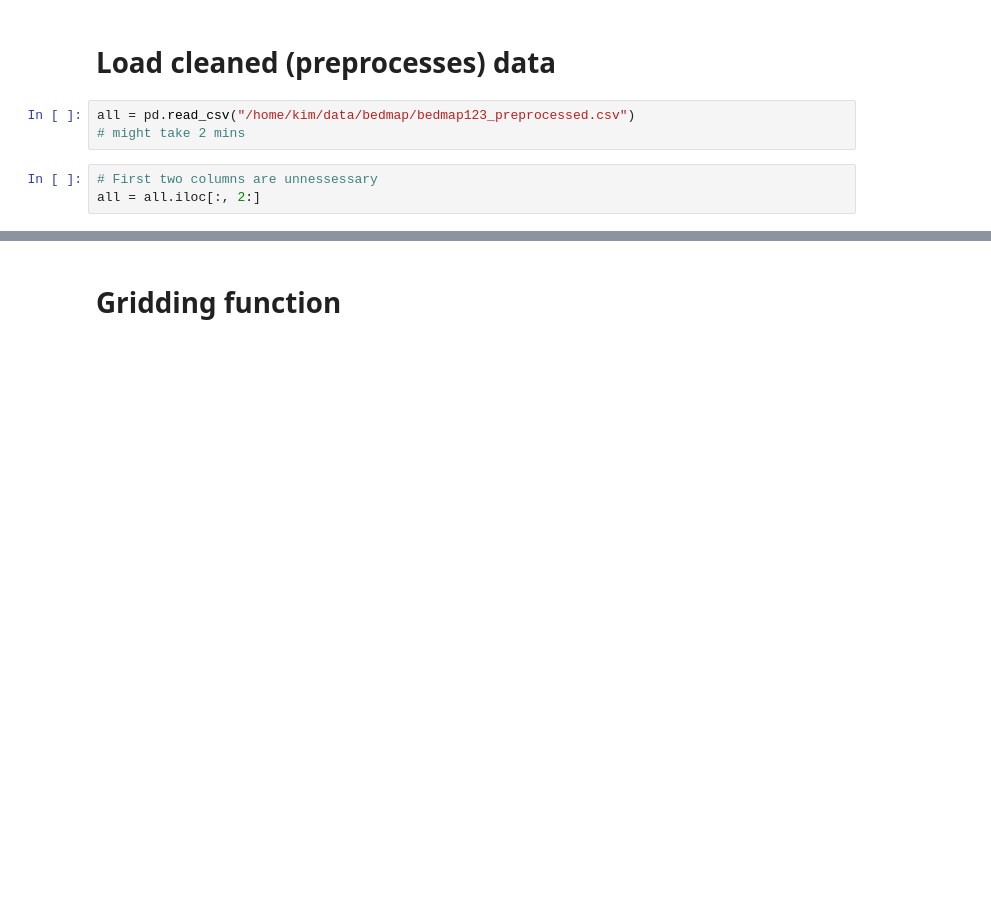
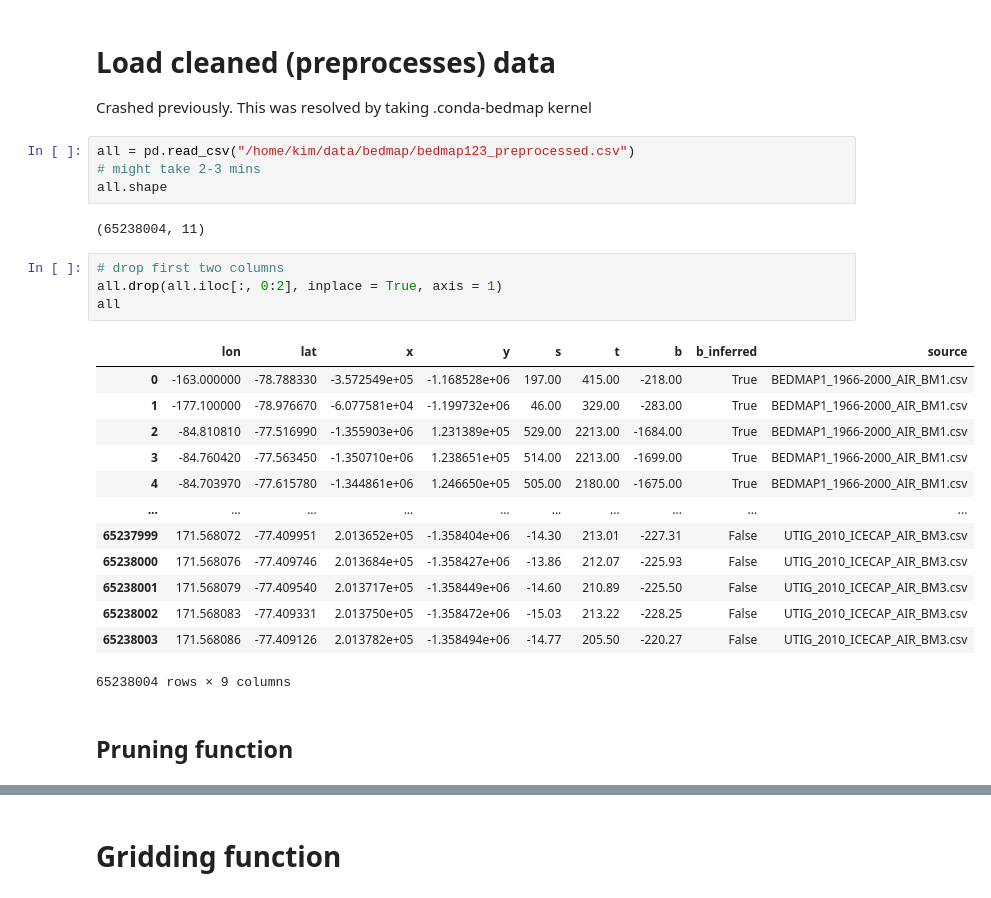
Before and after one commit to kimbente/bedmap, a Jupyter notebook: gridding_error.ipynb, the cells around one changed output, grey strips where cells are left out. Cells and saved outputs as stored; diff of their text form; blank space fills up the shorter version.

```diff
--- a/gridding_error.ipynb
+++ b/gridding_error.ipynb
@@ -10,8 +30,30 @@ import matplotlib.pyplot as plt
 # %% [markdown]
 # Load cleaned (preprocesses) data
+
+Crashed previously. This was resolved by taking .conda-bedmap kernel
 # %%
 all = pd.read_csv("/home/kim/data/bedmap/bedmap123_preprocessed.csv")
-# might take 2 mins
+# might take 2-3 mins
+all.shape
+# %% [output]
+(65238004, 11)
 # %%
-# First two columns are unnessessary
-all = all.iloc[:, 2:]
+# drop first two columns
+all.drop(all.iloc[:, 0:2], inplace = True, axis = 1)
+all
+# %% [output]
+|  | lon | lat | x | y | s | t | b | b_inferred | source |
+| 0 | -163.000000 | -78.788330 | -3.572549e+05 | -1.168528e+06 | 197.00 | 415.00 | -218.00 | True | BEDMAP1_1966-2000_AIR_BM1.csv |
+| 1 | -177.100000 | -78.976670 | -6.077581e+04 | -1.199732e+06 | 46.00 | 329.00 | -283.00 | True | BEDMAP1_1966-2000_AIR_BM1.csv |
+| 2 | -84.810810 | -77.516990 | -1.355903e+06 | 1.231389e+05 | 529.00 | 2213.00 | -1684.00 | True | BEDMAP1_1966-2000_AIR_BM1.csv |
+| 3 | -84.760420 | -77.563450 | -1.350710e+06 | 1.238651e+05 | 514.00 | 2213.00 | -1699.00 | True | BEDMAP1_1966-2000_AIR_BM1.csv |
+| 4 | -84.703970 | -77.615780 | -1.344861e+06 | 1.246650e+05 | 505.00 | 2180.00 | -1675.00 | True | BEDMAP1_1966-2000_AIR_BM1.csv |
+| ... | ... | ... | ... | ... | ... | ... | ... | ... | ... |
+| 65237999 | 171.568072 | -77.409951 | 2.013652e+05 | -1.358404e+06 | -14.30 | 213.01 | -227.31 | False | UTIG_2010_ICECAP_AIR_BM3.csv |
+| 65238000 | 171.568076 | -77.409746 | 2.013684e+05 | -1.358427e+06 | -13.86 | 212.07 | -225.93 | False | UTIG_2010_ICECAP_AIR_BM3.csv |
+| 65238001 | 171.568079 | -77.409540 | 2.013717e+05 | -1.358449e+06 | -14.60 | 210.89 | -225.50 | False | UTIG_2010_ICECAP_AIR_BM3.csv |
+| 65238002 | 171.568083 | -77.409331 | 2.013750e+05 | -1.358472e+06 | -15.03 | 213.22 | -228.25 | False | UTIG_2010_ICECAP_AIR_BM3.csv |
+| 65238003 | 171.568086 | -77.409126 | 2.013782e+05 | -1.358494e+06 | -14.77 | 205.50 | -220.27 | False | UTIG_2010_ICECAP_AIR_BM3.csv |
+65238004 rows × 9 columns
+# %% [markdown]
+## Pruning function
```
Also changed, not shown: parts of 12 cells of this notebook, 7 other files.
